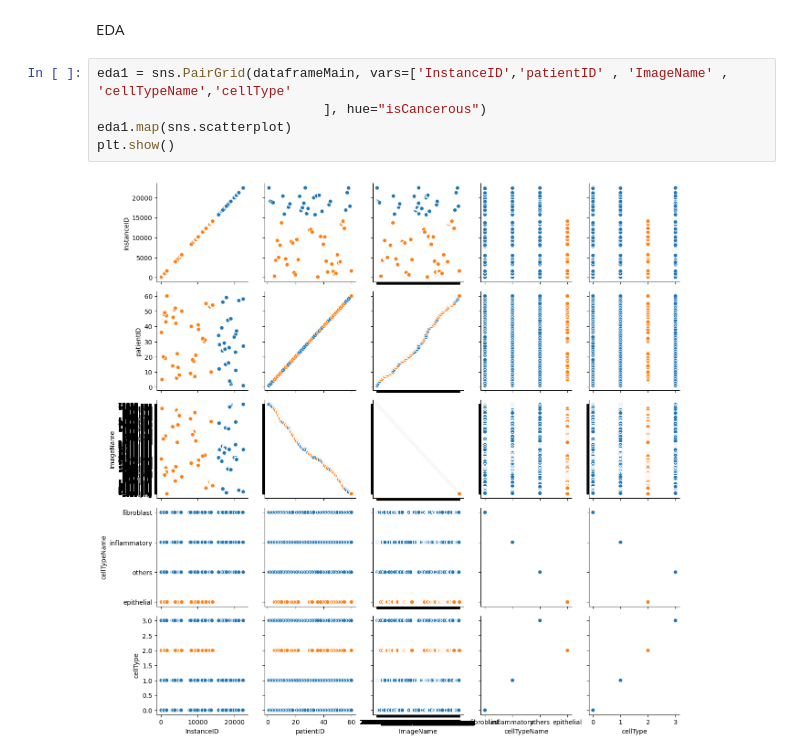
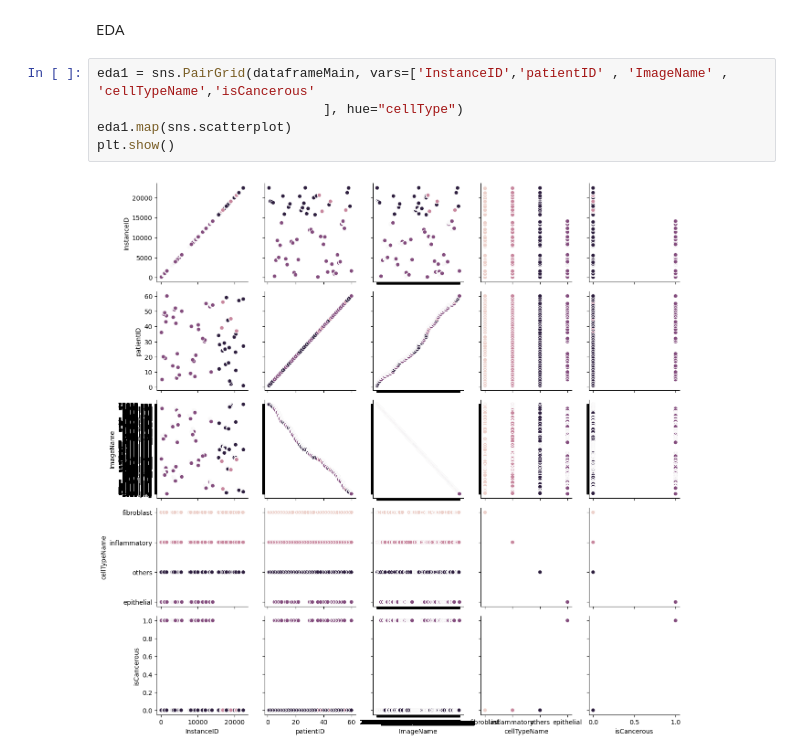
Before and after one commit to Keen2Kode/Machine-Learning, a Jupyter notebook: Machine Learning Assignment 2.ipynb, the cells around one changed output. Drawn from its saved outputs; the diff is of its cells as text.

```diff
--- a/Machine Learning Assignment 2.ipynb
+++ b/Machine Learning Assignment 2.ipynb
@@ -92,11 +92,11 @@ dtype: int64
 # %% [markdown]
 EDA
 # %%
-eda1 = sns.PairGrid(dataframeMain, vars=['InstanceID','patientID' , 'ImageName' , 'cellTypeName','cellType'
-                             ], hue="isCancerous")
+eda1 = sns.PairGrid(dataframeMain, vars=['InstanceID','patientID' , 'ImageName' , 'cellTypeName','isCancerous'
+                             ], hue="cellType")
 eda1.map(sns.scatterplot)
 plt.show()
 # %% [output]
-[figure, old version]
+[figure, new version]
 # %%
 # Stacked bar chart
```
Also changed, not shown: parts of 2 cells of this notebook.
